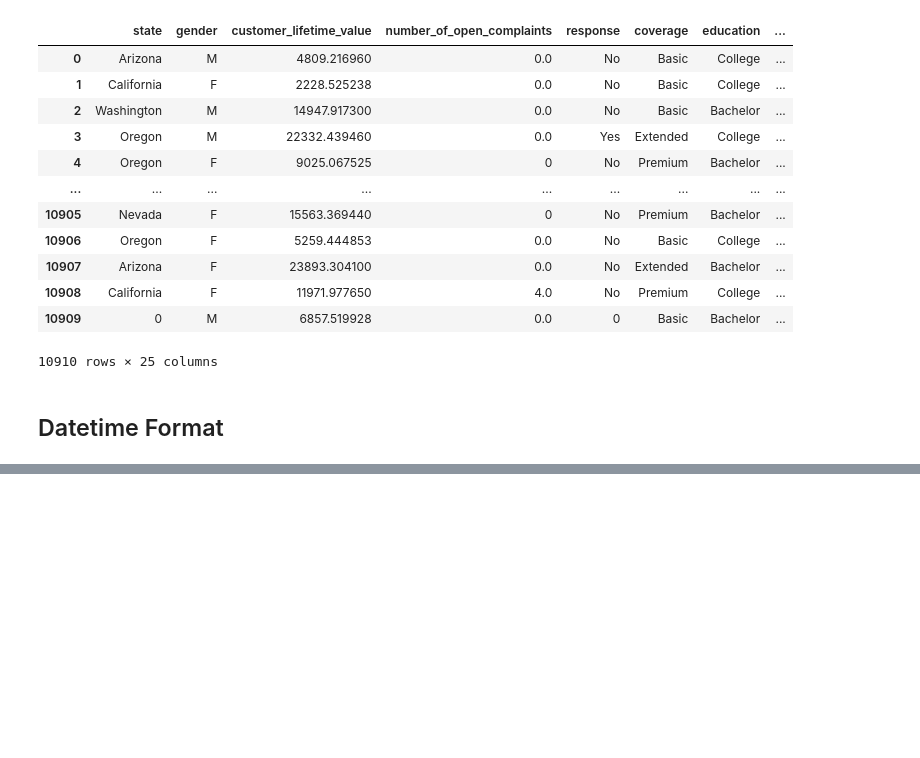
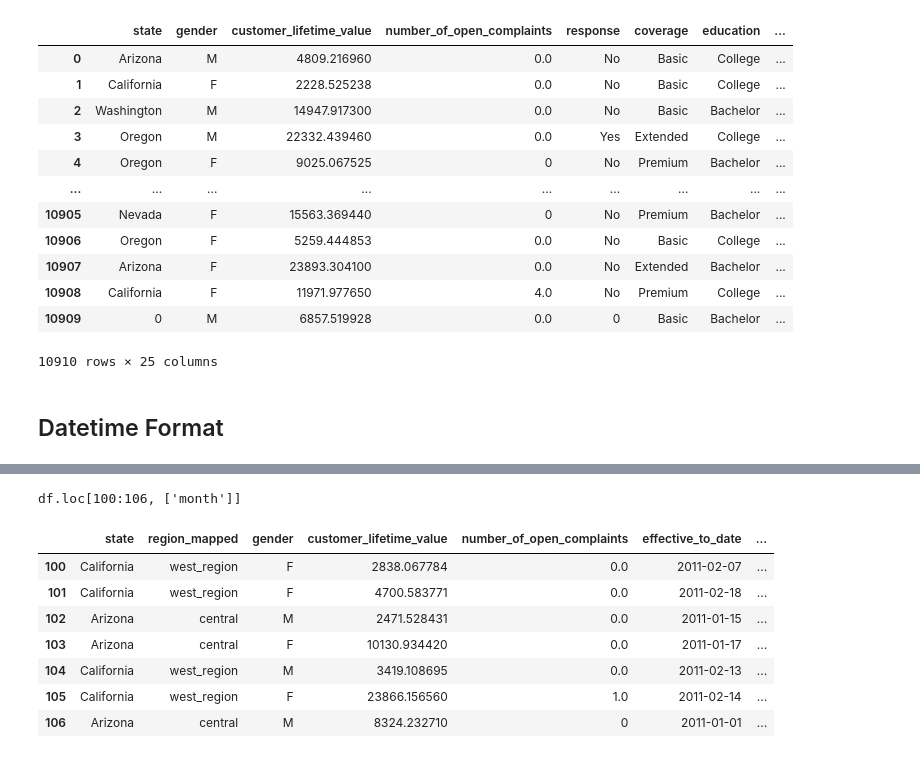
Before and after one commit to JuliaIron/IronJulia, a Jupyter notebook: Labs/9 Panda Case Study/Lab_Customer_Analysis_Case_Study_Round2.ipynb, the cells around one changed output, grey strips where cells are left out. Saved outputs shown, nothing was run; the diff lists cells and outputs as text; code cells hidden in the pictures; blank space fills up the shorter version.

```diff
--- a/Labs/9 Panda Case Study/Lab_Customer_Analysis_Case_Study_Round2.ipynb
+++ b/Labs/9 Panda Case Study/Lab_Customer_Analysis_Case_Study_Round2.ipynb
@@ -549,0 +611,9 @@ df
+# %%
+# rafa solution
+
+df["date"]=pd.to_datetime(df["effective_to_date"])
+# %%
+# rafa solution, to save in string format
+# 1=January, 2=February
+
+df["month"]=list(map(lambda date:date.month,df["date"]))
@@ -549,0 +640,5 @@ df
+# %%
+# version for string
+
+df["month"]=list(map(lambda date:date.strftime(format="%B"), df["date"]))
+df["month"]
@@ -550,3 +663,28 @@ df
+# %%
+# rearrange columns, effective_to_date and month
+
+df = df[['state', 'region_mapped', 'gender', 'customer_lifetime_value',
+       'number_of_open_complaints', 'effective_to_date', 'month', 'response', 'coverage', 'education',
+       'employmentstatus', 'income', 'location_code',
+       'marital_status', 'monthly_premium_auto', 'months_since_last_claim',
+       'months_since_policy_inception', 'number_of_policies', 'policy_type',
+       'policy', 'renew_offer_type', 'sales_channel', 'total_claim_amount',
+       'vehicle_class', 'vehicle_size', 'vehicle_type']]
+# %%
+# checking if extacting the month went correct
+
+print("df.loc[100:106, ['month']]")
+df.loc[100:106,:]
+# %% [output]
+df.loc[100:106, ['month']]
+|  | state | region_mapped | gender | customer_lifetime_value | number_of_open_complaints | effective_to_date | ... |
+| 100 | California | west_region | F | 2838.067784 | 0.0 | 2011-02-07 | ... |
+| 101 | California | west_region | F | 4700.583771 | 0.0 | 2011-02-18 | ... |
+| 102 | Arizona | central | M | 2471.528431 | 0.0 | 2011-01-15 | ... |
+| 103 | Arizona | central | F | 10130.934420 | 0.0 | 2011-01-17 | ... |
+| 104 | California | west_region | M | 3419.108695 | 0.0 | 2011-02-13 | ... |
+| 105 | California | west_region | F | 23866.156560 | 1.0 | 2011-02-14 | ... |
+| 106 | Arizona | central | M | 8324.232710 | 0 | 2011-01-01 | ... |
 # %%
 # Saving file as .csv
 
```
Also changed, not shown: parts of 8 cells of this notebook.
